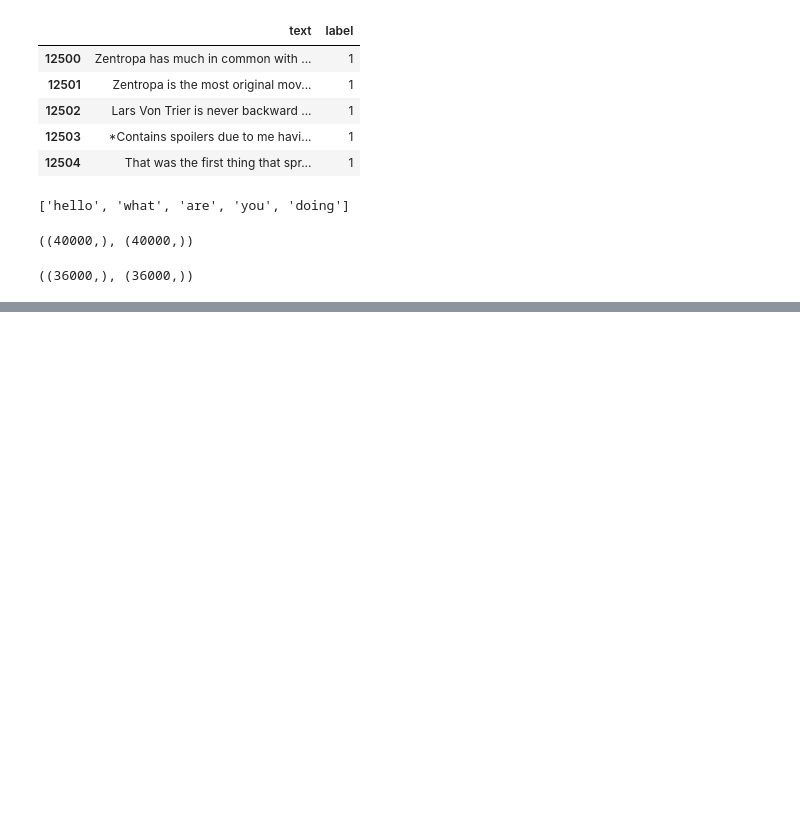
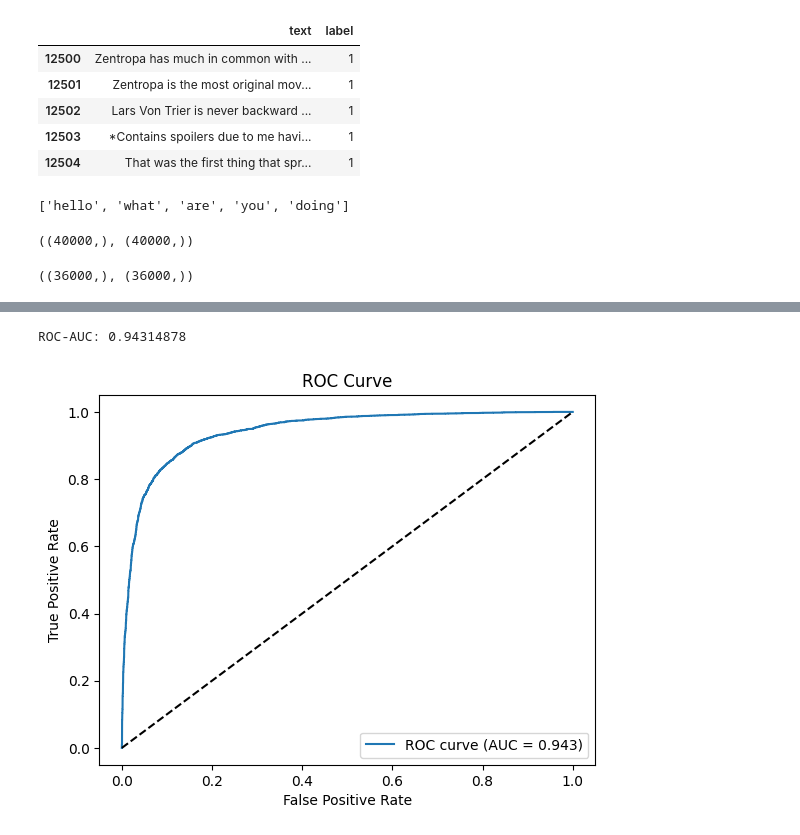
Before and after one commit to NilsRMishra/tensorflow-practice, a Jupyter notebook: 7. Sentiment Analysis in Tensorflow - Training on IMDB Dataset.ipynb, the cells around one changed output, grey strips where cells are left out. Drawn from its saved outputs; the diff is of its cells as text; code cells hidden in the pictures; blank space fills up the shorter version.

Commit message:
Basic Sentiment Analysis of IMDB Movie Reviews without using existing NLP tools

```diff
--- a/7. Sentiment Analysis in Tensorflow - Training on IMDB Dataset.ipynb
+++ b/7. Sentiment Analysis in Tensorflow - Training on IMDB Dataset.ipynb
@@ -2,9 +19,10 @@
 import pandas as pd
 
 splits = {'train': 'plain_text/train-00000-of-00001.parquet', 'test': 'plain_text/test-00000-of-00001.parquet', 'unsupervised': 'plain_text/unsupervised-00000-of-00001.parquet'}
-# df = pd.read_parquet("hf://datasets/stanfordnlp/imdb/" + splits["train"], engine="fastparquet")
-df_train = pd.read_parquet("Data/Sentiment/" + splits['train'], engine="fastparquet")
-df_test = pd.read_parquet("Data/Sentiment/" + splits['test'], engine="fastparquet")
+df_train = pd.read_parquet("hf://datasets/stanfordnlp/imdb/" + splits["train"], engine="fastparquet")
+df_test = pd.read_parquet("hf://datasets/stanfordnlp/imdb/" + splits["test"], engine="fastparquet")
+# df_train = pd.read_parquet("Data/Sentiment/" + splits['train'], engine="fastparquet")
+# df_test = pd.read_parquet("Data/Sentiment/" + splits['test'], engine="fastparquet")
 # %%
 df_train.head()
 # %% [output]
@@ -98,7 +129,8 @@ X_val_encoded = np.array([encode(text, max_length) for text in X_val])
 # %%
 model = tf.keras.Sequential([
-    layers.Embedding(input_dim=vocab_size + 2, output_dim=128, input_length=max_length),
+    layers.Embedding(input_dim=vocab_size + 2, output_dim=256, input_length=max_length),
     layers.GlobalAveragePooling1D(),
+    layers.Dense(128, activation="relu"),
     layers.Dense(64, activation="relu"),
     layers.Dense(1, activation="sigmoid")
 ])
@@ -106,7 +138,7 @@ model = tf.keras.Sequential([
 model.compile(
     optimizer="adam",
     loss="binary_crossentropy",
-    metrics=["accuracy"]
+    metrics=["accuracy", "f1_score"]
 )
 
 model.summary()
@@ -115,6 +167,6 @@ model.fit(
     X_train_encoded,
     y_train,
     epochs=5,
-    batch_size=32,
+    batch_size=512,
     validation_data=(X_val_encoded, y_val)
 )
@@ -120,0 +191,9 @@ model.fit(
+# %%
+X_test_encoded = np.array([encode(text, max_length) for text in X_test])
+
+# Predict probabilities
+y_pred_probs = model.predict(X_test_encoded)
+
+# Convert probabilities to binary predictions (threshold = 0.5)
+# thresholds = [0.5, 0.55, 0.6, 0.65]
+y_pred = (y_pred_probs > 0.6).astype(int).flatten()
@@ -120,0 +252,22 @@ model.fit(
+# %%
+from sklearn.metrics import roc_auc_score, roc_curve
+import matplotlib.pyplot as plt
+auc = roc_auc_score(y_test, y_pred_probs)
+print("ROC-AUC:", auc)
+
+fpr, tpr, thresholds = roc_curve(y_test, y_pred_probs)
+
+# Compute AUC
+
+# Plot
+plt.figure()
+plt.plot(fpr, tpr, label=f'ROC curve (AUC = {auc:.3f})')
+plt.plot([0, 1], [0, 1], 'k--')  # diagonal line
+plt.xlabel('False Positive Rate')
+plt.ylabel('True Positive Rate')
+plt.title('ROC Curve')
+plt.legend()
+plt.show()
+# %% [output]
+ROC-AUC: 0.94314878
+[figure, added]
```
Also changed, not shown: parts of 7 cells of this notebook.
